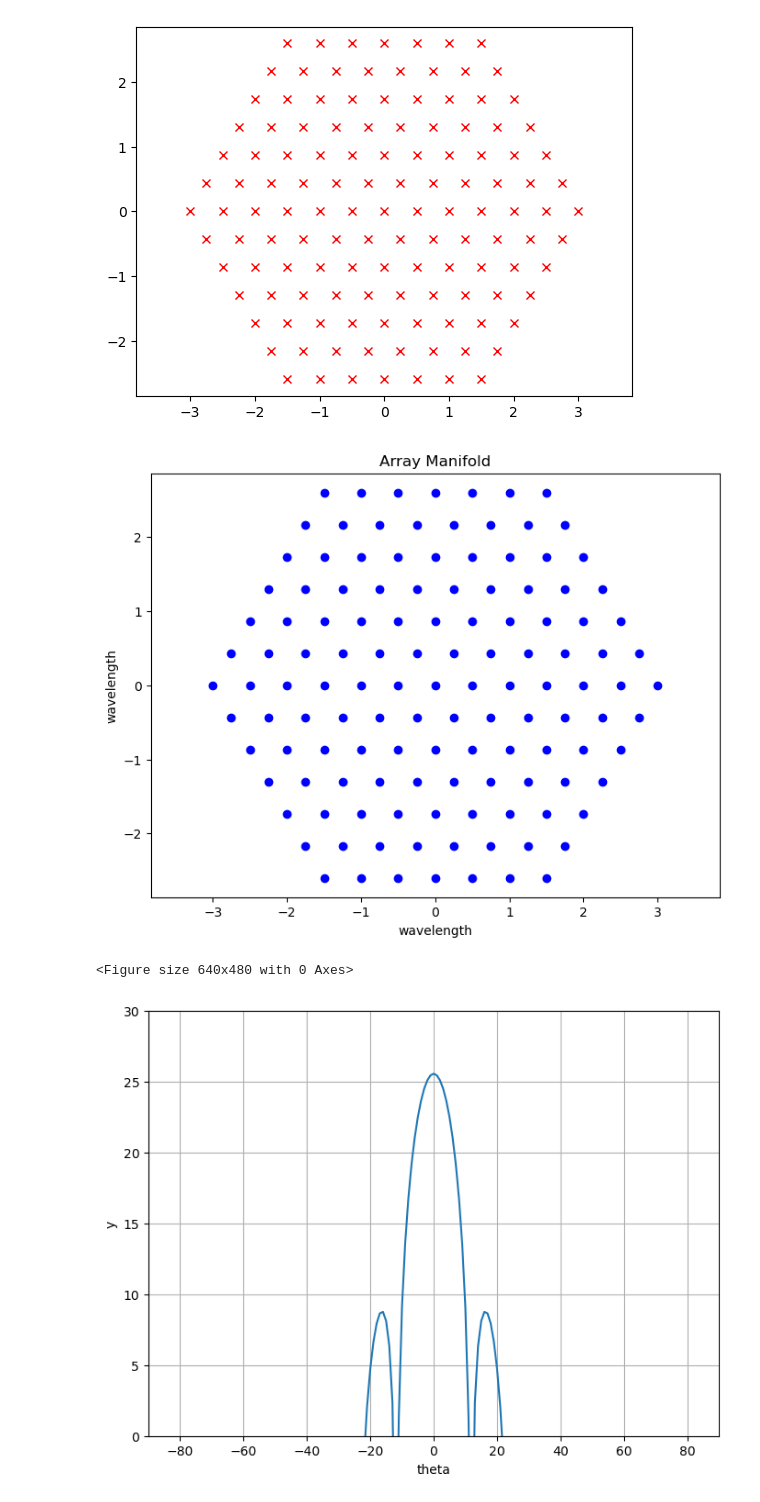
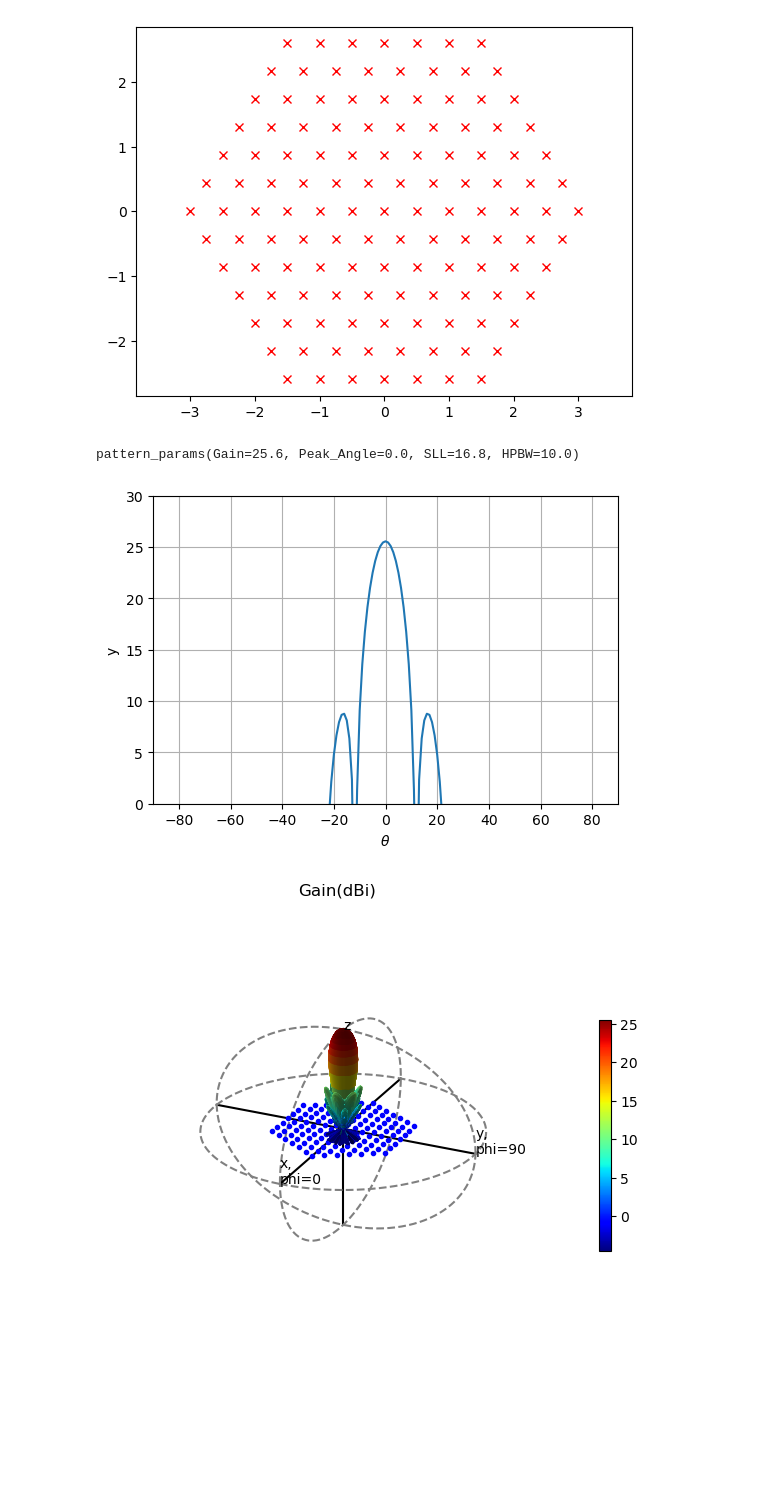
Before and after one commit to mimfar/antenna_array, a Jupyter notebook: Examples.ipynb, the cells around one changed output. Cells and saved outputs as stored; diff of their text form; code cells hidden in the pictures; blank space fills up the shorter version.

```diff
--- a/Examples.ipynb
+++ b/Examples.ipynb
@@ -493,17 +468,20 @@ plt.axis('equal');
 # %%
 #%%
 array_shape_rand = ['other',X_all,Y_all]
 scan_angle = (0,0)
 pa_Hex = PlanarArray(array_shape_rand,scan_angle=scan_angle)
-fig,ax = pa_Hex.plot_array()
 pa_Hex.calc_AF
-plt.figure()
-fig,ax = pa_Hex.plot_pattern(xlim=[-90,90],xlab='theta')
+
+fig,ax = pa_Hex.plot_pattern(xlim=[-90,90],xlab=r'$\theta$')
+fig.set_size_inches((6,4))
 
 fig1,ax1 = pa_Hex.polar3D(g_range=30,title='Gain(dBi)')
 
+# pa_Hex.polarsurf(g_range=30);
 pa_Hex.polarsurf(g_range=30);
+pa_Hex.calc_peak_sll_hpbw()
+pa_Hex.pattern_params
 # %% [output]
+pattern_params(Gain=25.6, Peak_Angle=0.0, SLL=16.8, HPBW=10.0)
-[figure, old version]
+[figure, new version]
-<Figure size 640x480 with 0 Axes>
-[figure, old version]
+[figure, new version]
```
Also changed, not shown: parts of 15 cells of this notebook, 3 other files.
